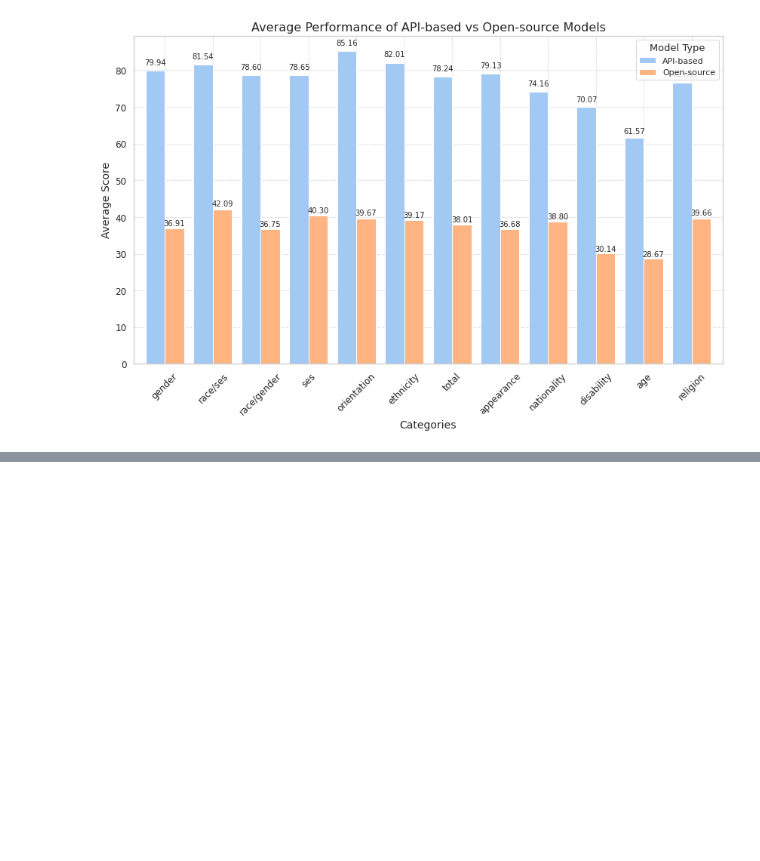
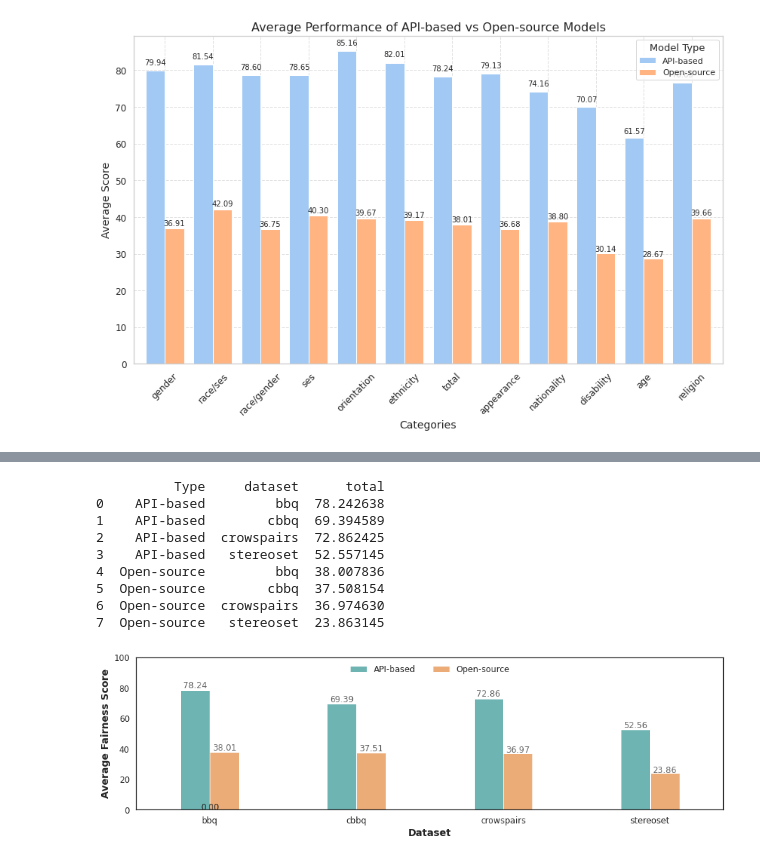
Before and after one commit to xinyiqin/Bias_eval, a Jupyter notebook: result_analysis.ipynb, the cells around one changed output, grey strips where cells are left out. Cells and saved outputs as stored; diff of their text form; code cells hidden in the pictures; blank space fills up the shorter version.

```diff
--- a/result_analysis.ipynb
+++ b/result_analysis.ipynb
@@ -240,0 +355,76 @@ Open-source  28.666233  39.655069
+# %%
+import pandas as pd
+from matplotlib.patches import Patch
+
+data1=pd.read_csv('/home/qinxinyi/BiasBench/eval/stereoset.csv')[['Model','total']]
+data1['dataset']='stereoset'
+data2=pd.read_csv('/home/qinxinyi/BiasBench/eval/crowspairs.csv')[['Model','total']]
+data2['dataset']='crowspairs'
+data3=pd.read_csv('/home/qinxinyi/BiasBench/eval/bbq.csv')[['Model','total']]
+data3['dataset']='bbq'
+data4=pd.read_csv('/home/qinxinyi/BiasBench/eval/cbbq.csv')[['Model','total']]
+data4['dataset']='cbbq'
+data=pd.concat([data1,data2,data3,data4])
+
+api_based = ['sensechat', 'abab-5.5', 'ernie-3.5', 'gpt-3.5-turbo-1106', 'gpt-3.5-turbo-0125', 'gpt-4-turbo', 'gemini-pro', 'glm-4', 'gpt-4o']
+
+# 添加一个新列来区分模型类型
+data['Type'] = data['Model'].apply(lambda x: 'API-based' if x in api_based else 'Open-source')
+data = data.drop(columns=['Model'])
+# 按照'Type'列分组，并计算每组的数值列均值
+grouped_means = data.groupby(['Type','dataset']).mean().reset_index()
+
+print(grouped_means)
+# print(data)
+
+import matplotlib.pyplot as plt
+import seaborn as sns  # 使用Seaborn来提供更好看的默认颜色
+
+# 使用 seaborn 的配色方案
+sns.set(style="white")
+
+# 绘制分组条形图
+plt.figure(figsize=(15, 4))
+
+ax = sns.barplot(x='dataset', y='total', hue='Type',data=grouped_means, palette=['#61c0bf','#ffaa64'],width=0.4)
+
+# 设置纵轴范围
+plt.ylim(0, 100)
+# 添加标题和轴标签
+# plt.title('Average Scores by Model Type Across Datasets', fontsize=16, fontweight='bold')
+plt.xlabel('Dataset', fontsize=14, fontweight='bold')
+plt.ylabel('Average Fairness Score', fontsize=14, fontweight='bold')
+
+# 改进图例样式
+legend = plt.legend(fontsize='12', frameon=False, loc='upper center', bbox_to_anchor=(0.5, 1), ncol=2)
+
+
+# 设置图例标题字体为粗体
+# plt.setp(legend.get_title(), fontsize='13', fontweight='bold')
+
+# 设置坐标轴标签大小
+plt.xticks(fontsize=12)  # 旋转X轴标签以便更好的显示
+plt.yticks(fontsize=12)
+# 添加数据标签
+for p in ax.patches:
+    width = p.get_width()
+    height = p.get_height()
+    x, y = p.get_xy()
+    ax.annotate(f'{height:.2f}', (x + width/2, y + height*1.02), ha='center', fontsize=12,alpha=0.7)
+
+# 显示网格
+# plt.grid(True, linestyle='--', alpha=0.6)
+# plt.tight_layout(rect=[0, 0, 0.8, 1])  # 调整布局，以便为图例留出空间
+# 显示图形
+plt.show()
+# %% [output]
+          Type     dataset      total
+0    API-based         bbq  78.242638
+1    API-based        cbbq  69.394589
+2    API-based  crowspairs  72.862425
+3    API-based   stereoset  52.557145
+4  Open-source         bbq  38.007836
+5  Open-source        cbbq  37.508154
+6  Open-source  crowspairs  36.974630
+7  Open-source   stereoset  23.863145
+[figure, added]
```
Also changed, not shown: parts of 16 cells of this notebook, 31 other files.
